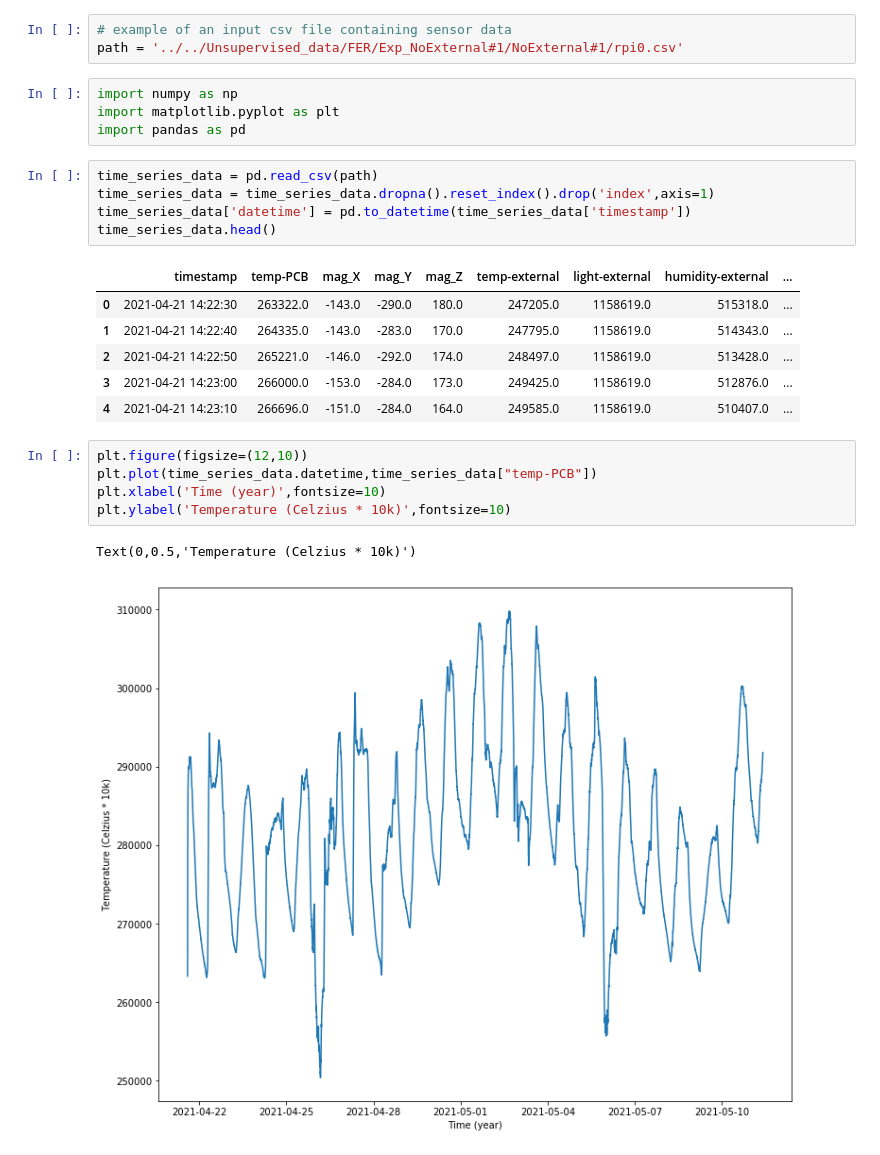
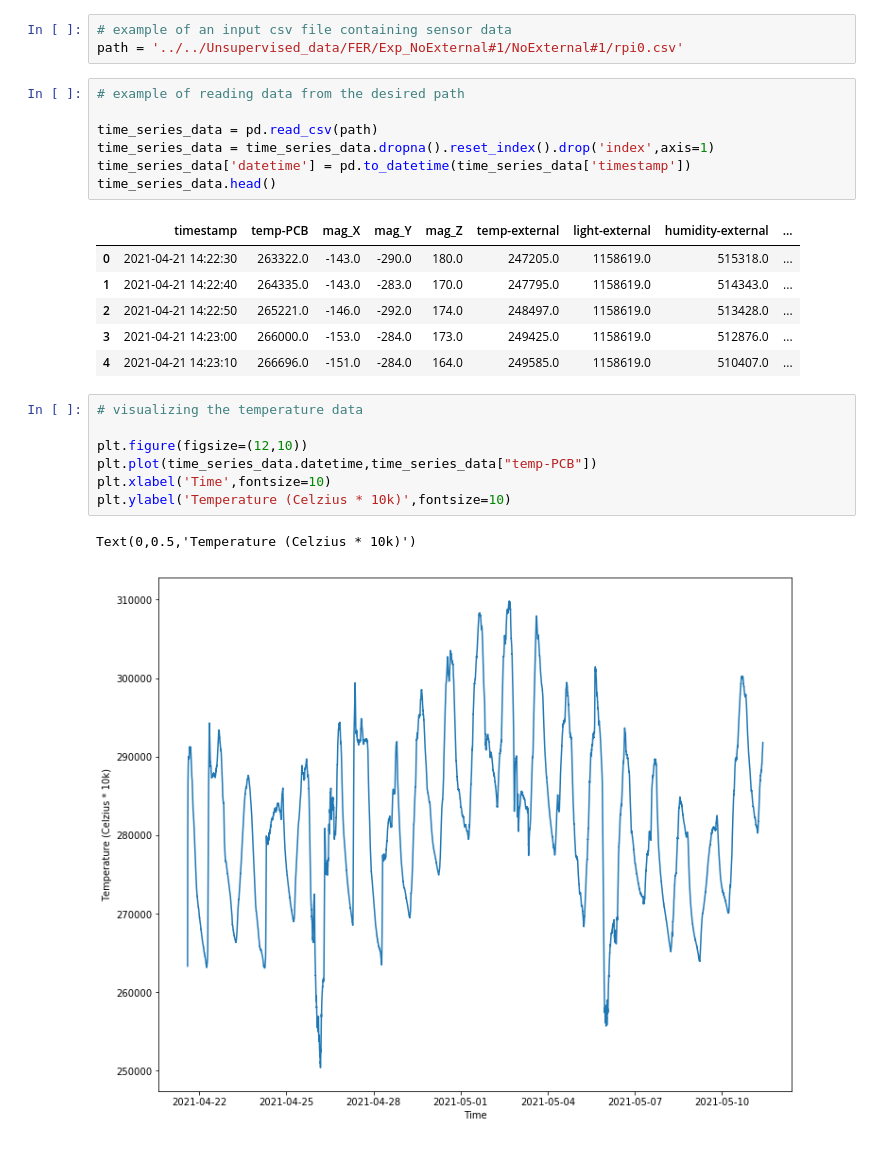
Before and after one commit to sikora-toma/unsupervised_learning_watchplant_project, a Jupyter notebook: code/unsupervised_learning.ipynb, the cells around one changed output. Drawn from its saved outputs; the diff is of its cells as text.

Commit message:
uploaded figures; updated code

```diff
--- a/code/unsupervised_learning.ipynb
+++ b/code/unsupervised_learning.ipynb
@@ -3,11 +9,9 @@
 # %%
 # example of an input csv file containing sensor data
 path = '../../Unsupervised_data/FER/Exp_NoExternal#1/NoExternal#1/rpi0.csv'
-# %%
-import numpy as np
-import matplotlib.pyplot as plt
-import pandas as pd
 # %%
+# example of reading data from the desired path
+
 time_series_data = pd.read_csv(path)
 time_series_data = time_series_data.dropna().reset_index().drop('index',axis=1)
 time_series_data['datetime'] = pd.to_datetime(time_series_data['timestamp'])
@@ -20,11 +24,13 @@ time_series_data.head()
 | 3 | 2021-04-21 14:23:00 | 266000.0 | -153.0 | -284.0 | 173.0 | 249425.0 | 1158619.0 | 512876.0 | ... |
 | 4 | 2021-04-21 14:23:10 | 266696.0 | -151.0 | -284.0 | 164.0 | 249585.0 | 1158619.0 | 510407.0 | ... |
 # %%
+# visualizing the temperature data
+
 plt.figure(figsize=(12,10))
 plt.plot(time_series_data.datetime,time_series_data["temp-PCB"])
-plt.xlabel('Time (year)',fontsize=10)
+plt.xlabel('Time',fontsize=10)
 plt.ylabel('Temperature (Celzius * 10k)',fontsize=10)
 # %% [output]
 Text(0,0.5,'Temperature (Celzius * 10k)')
-[figure, old version]
+[figure, new version]
 # %%
```
Also changed, not shown: parts of 24 cells of this notebook, 4 other files.
